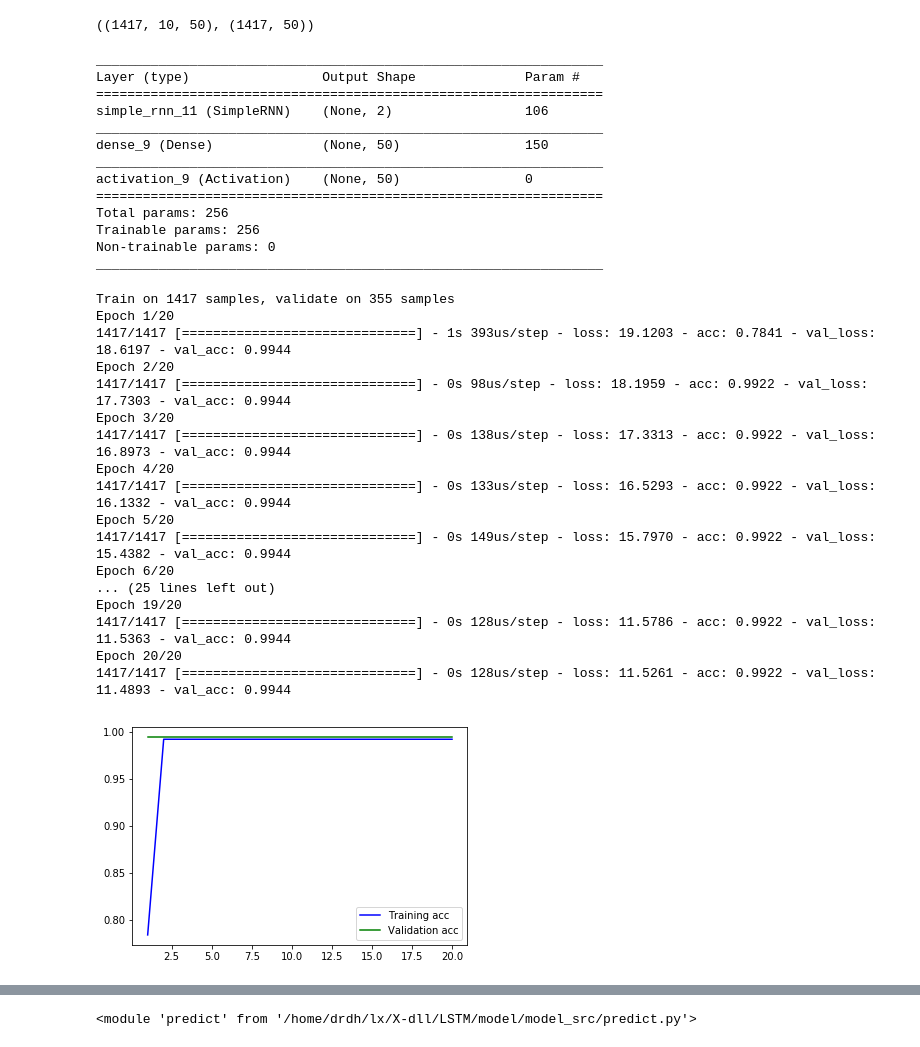
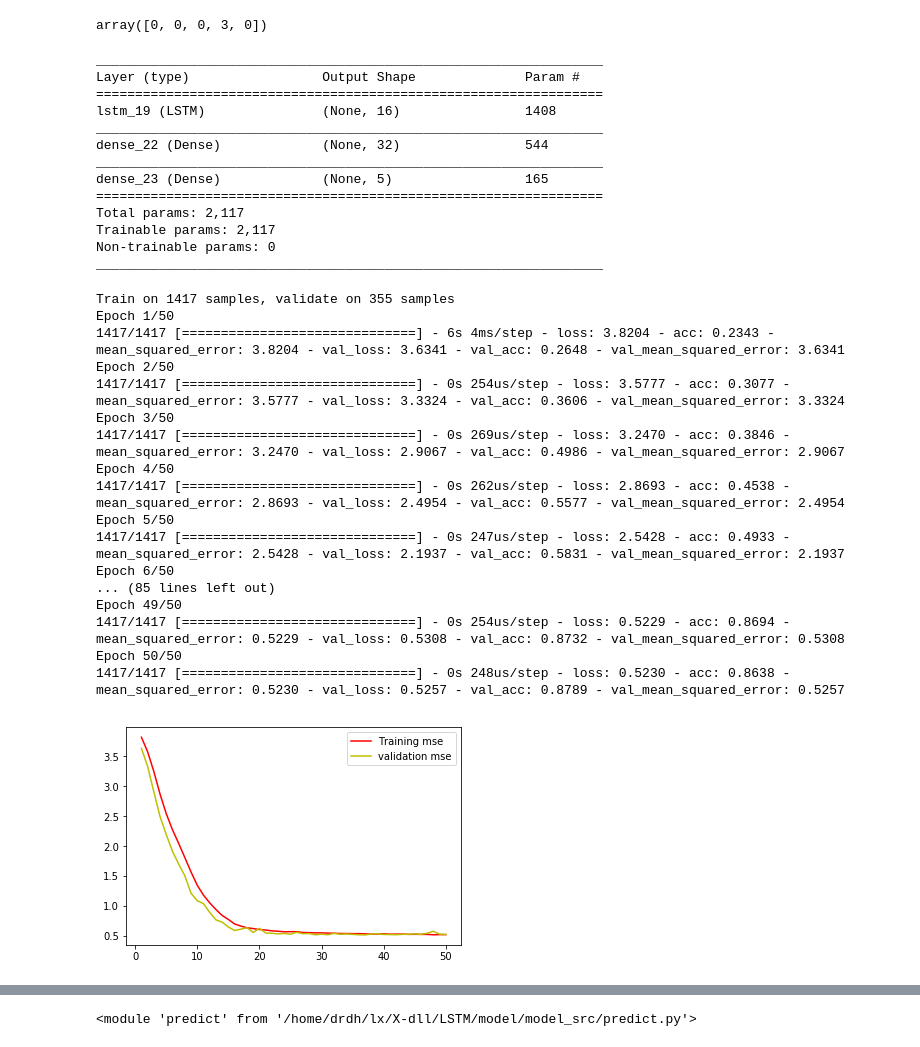
Before and after one commit to OSH-2018/X-dll, a Jupyter notebook: LSTM/model/model_src/directory.ipynb, the cells around one changed output, grey strips where cells are left out. Cells and saved outputs as stored; diff of their text form; code cells hidden in the pictures.

```diff
--- a/LSTM/model/model_src/directory.ipynb
+++ b/LSTM/model/model_src/directory.ipynb
@@ -39,18 +43,20 @@ label_directory.shape,input_directory.shape
 # %%
 Xtrain,Xtest,ytrain,ytest=train_test_split(input_directory,label_directory,test_size=0.2,random_state=42)
 Xtrain.shape,ytrain.shape
+ytrain[4]
 # %% [output]
-((1417, 10, 50), (1417, 50))
+array([0, 0, 0, 3, 0])
 # %%
-HIDDEN_SIZE=2
+HIDDEN_SIZE=16
 BATCH_SIZE=32
 
 model=Sequential()
-model.add(SimpleRNN(HIDDEN_SIZE,return_sequences=False,input_shape=(10,50),unroll=True))
-model.add(Dense(50))
-model.add(Activation("softmax"))
+model.add(LSTM(HIDDEN_SIZE,return_sequences=False,input_shape=(10,5),unroll=True))
+model.add(Dense(32,activation="relu"))
+model.add(Dense(5))
+#model.add(Activation("relu"))
 
-model.compile(loss="categorical_crossentropy",optimizer="rmsprop",metrics=['acc'])
+model.compile(loss="mse",optimizer="rmsprop",metrics=['acc','mse'])
 # %%
 plot_model(model,to_file="../img/directory_SimpleRNN_model.png",show_shapes=True)
 model.summary()
@@ -58,53 +64,53 @@ model.summary()
 _________________________________________________________________
 Layer (type)                 Output Shape              Param #
 =================================================================
-simple_rnn_11 (SimpleRNN)    (None, 2)                 106
+lstm_19 (LSTM)               (None, 16)                1408
 _________________________________________________________________
-dense_9 (Dense)              (None, 50)                150
+dense_22 (Dense)             (None, 32)                544
 _________________________________________________________________
-activation_9 (Activation)    (None, 50)                0
+dense_23 (Dense)             (None, 5)                 165
 =================================================================
-Total params: 256
-Trainable params: 256
+Total params: 2,117
+Trainable params: 2,117
 Non-trainable params: 0
 _________________________________________________________________
 # %%
-history=model.fit(Xtrain,ytrain,batch_size=BATCH_SIZE,epochs=20,validation_data=(Xtest,ytest))
+history=model.fit(Xtrain,ytrain,batch_size=BATCH_SIZE,epochs=50,validation_data=(Xtest,ytest))
 # %% [output]
 Train on 1417 samples, validate on 355 samples
-Epoch 1/20
-1417/1417 [==============================] - 1s 393us/step - loss: 19.1203 - acc: 0.7841 - val_loss: 18.6197 - val_acc: 0.9944
-Epoch 2/20
-1417/1417 [==============================] - 0s 98us/step - loss: 18.1959 - acc: 0.9922 - val_loss: 17.7303 - val_acc: 0.9944
-Epoch 3/20
-1417/1417 [==============================] - 0s 138us/step - loss: 17.3313 - acc: 0.9922 - val_loss: 16.8973 - val_acc: 0.9944
-Epoch 4/20
-1417/1417 [==============================] - 0s 133us/step - loss: 16.5293 - acc: 0.9922 - val_loss: 16.1332 - val_acc: 0.9944
-Epoch 5/20
-1417/1417 [==============================] - 0s 149us/step - loss: 15.7970 - acc: 0.9922 - val_loss: 15.4382 - val_acc: 0.9944
-Epoch 6/20
-... (25 lines left out)
-Epoch 19/20
-1417/1417 [==============================] - 0s 128us/step - loss: 11.5786 - acc: 0.9922 - val_loss: 11.5363 - val_acc: 0.9944
-Epoch 20/20
-1417/1417 [==============================] - 0s 128us/step - loss: 11.5261 - acc: 0.9922 - val_loss: 11.4893 - val_acc: 0.9944
+Epoch 1/50
+1417/1417 [==============================] - 6s 4ms/step - loss: 3.8204 - acc: 0.2343 - mean_squared_error: 3.8204 - val_loss: 3.6341 - val_acc: 0.2648 - val_mean_squared_error: 3.6341
+Epoch 2/50
+1417/1417 [==============================] - 0s 254us/step - loss: 3.5777 - acc: 0.3077 - mean_squared_error: 3.5777 - val_loss: 3.3324 - val_acc: 0.3606 - val_mean_squared_error: 3.3324
+Epoch 3/50
+1417/1417 [==============================] - 0s 269us/step - loss: 3.2470 - acc: 0.3846 - mean_squared_error: 3.2470 - val_loss: 2.9067 - val_acc: 0.4986 - val_mean_squared_error: 2.9067
+Epoch 4/50
+1417/1417 [==============================] - 0s 262us/step - loss: 2.8693 - acc: 0.4538 - mean_squared_error: 2.8693 - val_loss: 2.4954 - val_acc: 0.5577 - val_mean_squared_error: 2.4954
+Epoch 5/50
+1417/1417 [==============================] - 0s 247us/step - loss: 2.5428 - acc: 0.4933 - mean_squared_error: 2.5428 - val_loss: 2.1937 - val_acc: 0.5831 - val_mean_squared_error: 2.1937
+Epoch 6/50
+... (85 lines left out)
+Epoch 49/50
+1417/1417 [==============================] - 0s 254us/step - loss: 0.5229 - acc: 0.8694 - mean_squared_error: 0.5229 - val_loss: 0.5308 - val_acc: 0.8732 - val_mean_squared_error: 0.5308
+Epoch 50/50
+1417/1417 [==============================] - 0s 248us/step - loss: 0.5230 - acc: 0.8638 - mean_squared_error: 0.5230 - val_loss: 0.5257 - val_acc: 0.8789 - val_mean_squared_error: 0.5257
 # %%
-acc=history.history['acc']
-val_acc=history.history['val_acc']
-loss=history.history['loss']
-val_loss=history.history['val_loss']
+#acc=history.history['acc']
+#val_acc=history.history['val_acc']
+loss=history.history['mean_squared_error']
+val_loss=history.history['val_mean_squared_error']
 
-epochs=range(1,len(acc)+1)
+epochs=range(1,len(loss)+1)
 
-plt.plot(epochs,acc,'b',label="Training acc")
-plt.plot(epochs,val_acc,'g',label="Validation acc")
-#plt.plot(epochs,loss,'r',label="Training loss")
-#plt.plot(epochs,val_loss,'y',label="validation loss")
+#plt.plot(epochs,acc,'b',label="Training acc")
+#plt.plot(epochs,val_acc,'g',label="Validation acc")
+plt.plot(epochs,loss,'r',label="Training mse")
+plt.plot(epochs,val_loss,'y',label="validation mse")
 
 plt.legend()
 #plt.figure()
-plt.savefig("../img/directory_SimpleRNN.png")
+plt.savefig("../img/directory_LSTM.png")
 #plt.show()
 # %% [output]
-[figure, old version]
+[figure, new version]
 # %%
```
Also changed, not shown: parts of 10 cells of this notebook, 6 other files.
